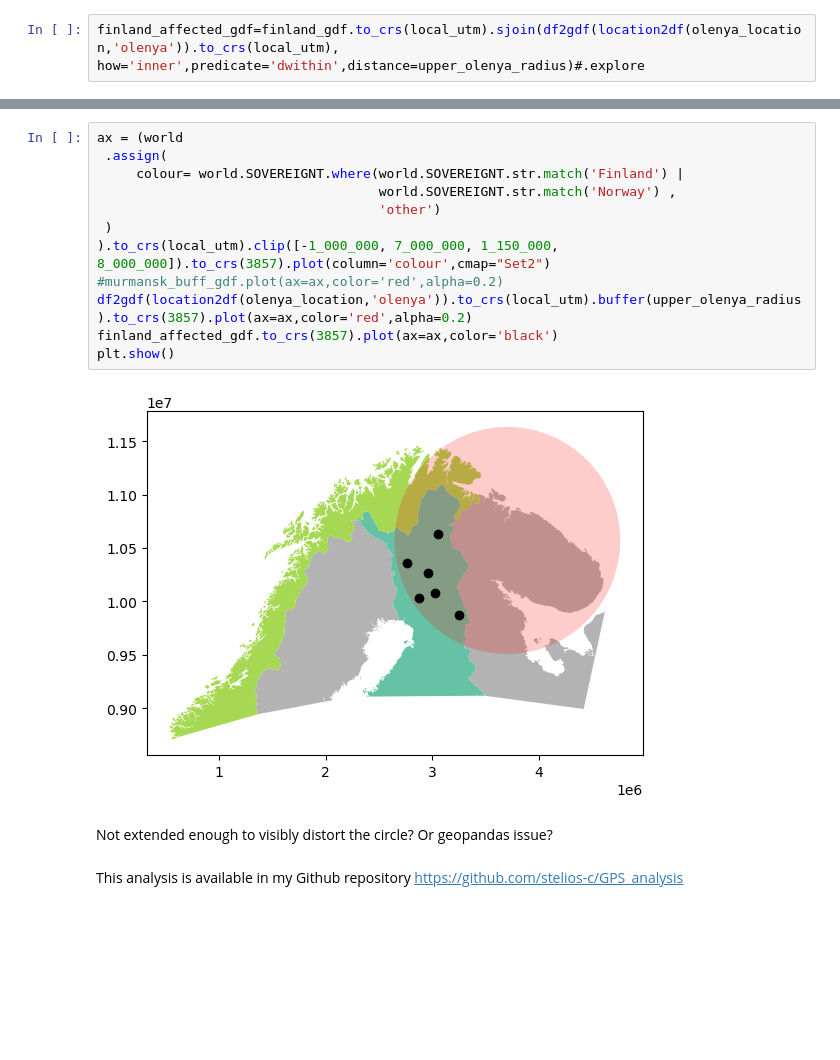
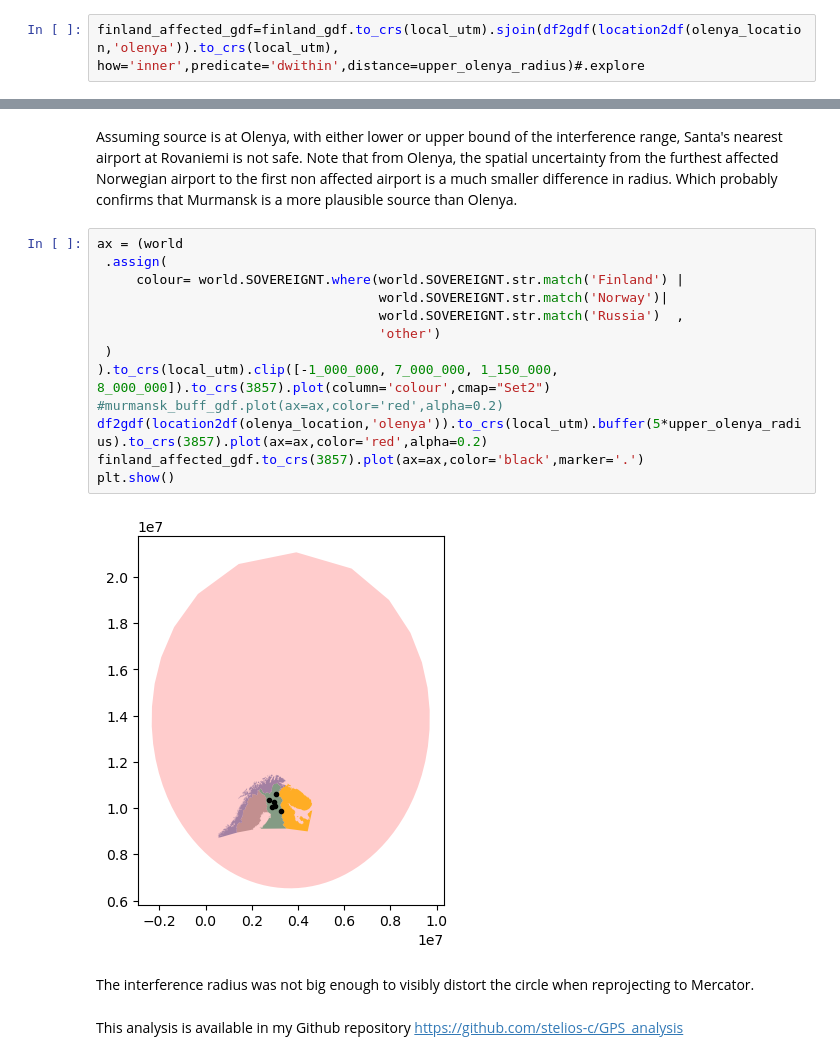
Before and after one commit to stelios-c/GPS_analysis, a Jupyter notebook: scandi_baltic/Finland_map.ipynb, the cells around one changed output, grey strips where cells are left out. Drawn from its saved outputs; the diff is of its cells as text; blank space fills up the shorter version.

Commit message:
discuss spatial errors, bigger for Murmansk, therefore more plausible?

```diff
--- a/scandi_baltic/Finland_map.ipynb
+++ b/scandi_baltic/Finland_map.ipynb
@@ -376,18 +402,21 @@ Assuming source is at Olenya, with the upper bound of the interference range, Sa
+# %% [markdown]
+Assuming source is at Olenya, with either lower or upper bound of the interference range, Santa's nearest airport at Rovaniemi is not safe. Note that from Olenya, the spatial uncertainty from the furthest affected Norwegian airport to the first non affected airport is a much smaller difference in radius. Which probably confirms that Murmansk is a more plausible source than Olenya.
 # %%
 ax = (world
  .assign(
      colour= world.SOVEREIGNT.where(world.SOVEREIGNT.str.match('Finland') |
-                                    world.SOVEREIGNT.str.match('Norway') ,
+                                    world.SOVEREIGNT.str.match('Norway')|
+                                    world.SOVEREIGNT.str.match('Russia')  ,
                                     'other')
  )
 ).to_crs(local_utm).clip([-1_000_000, 7_000_000, 1_150_000, 8_000_000]).to_crs(3857).plot(column='colour',cmap="Set2")
 #murmansk_buff_gdf.plot(ax=ax,color='red',alpha=0.2)
-df2gdf(location2df(olenya_location,'olenya')).to_crs(local_utm).buffer(upper_olenya_radius).to_crs(3857).plot(ax=ax,color='red',alpha=0.2)
-finland_affected_gdf.to_crs(3857).plot(ax=ax,color='black')
+df2gdf(location2df(olenya_location,'olenya')).to_crs(local_utm).buffer(5*upper_olenya_radius).to_crs(3857).plot(ax=ax,color='red',alpha=0.2)
+finland_affected_gdf.to_crs(3857).plot(ax=ax,color='black',marker='.')
 plt.show()
 # %% [output]
-[figure, old version]
+[figure, new version]
 # %% [markdown]
-Not extended enough to visibly distort the circle? Or geopandas issue?
+The interference radius was not big enough to visibly distort the circle when reprojecting to Mercator.
 # %% [markdown]
 This analysis is available in my Github repository https://github.com/stelios-c/GPS_analysis
```
Also changed, not shown: parts of 8 cells of this notebook.
